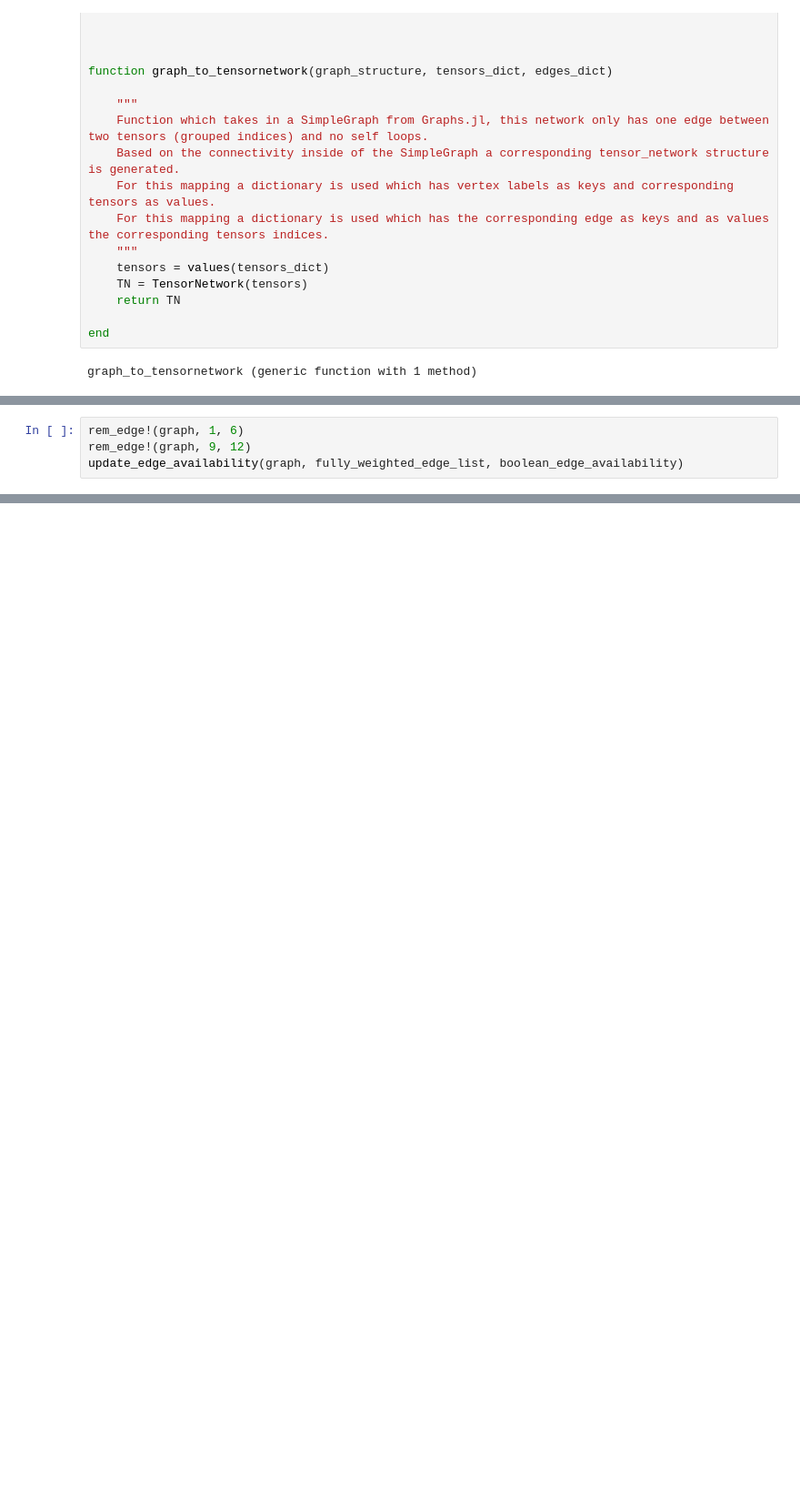
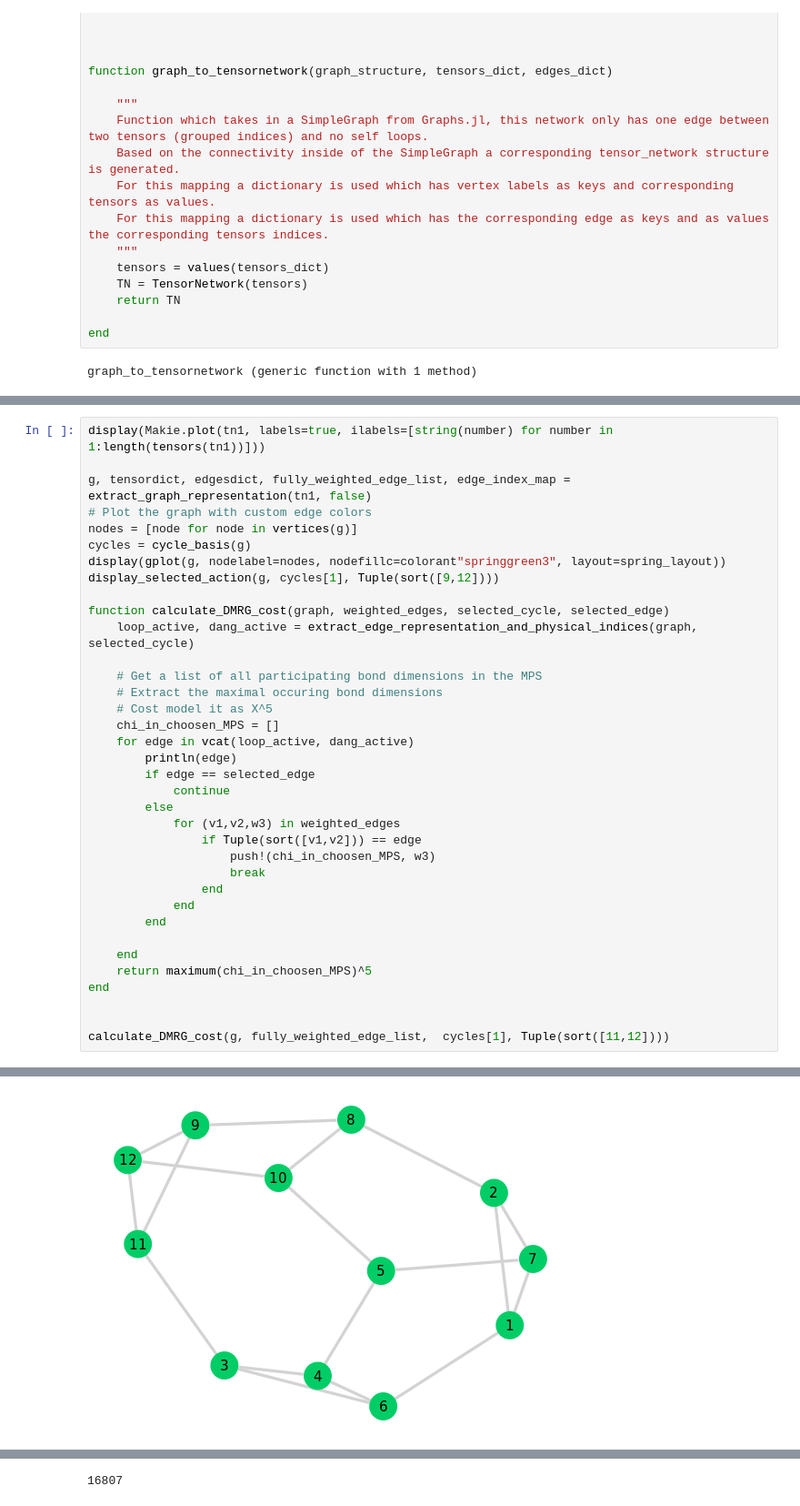
Before and after one commit to bartdv123/MasterThesis-TensorNetworks, a Jupyter notebook: Notebooks with initial implementations/Tenet.jl and Graphs.jl Interface.ipynb, the cells around one changed output, grey strips where cells are left out. Shown at 91% size. Saved outputs shown, nothing was run; the diff lists cells and outputs as text; blank space fills up the shorter version.

Commit message:
Cleaning up julia_functions.jl and adding DMRG cost function and action visualisation methods.

```diff
--- a/Notebooks with initial implementations/Tenet.jl and Graphs.jl Interface.ipynb
+++ b/Notebooks with initial implementations/Tenet.jl and Graphs.jl Interface.ipynb
@@ -288,7 +288,3 @@ edge->index mapping
 Dict{Any, Any}((4, 5) => [Symbol("18")], (1, 2) => [Symbol("1")], (4, 6) => [Symbol("14")], (11, 12) => [Symbol("11")], (9, 12) => [Symbol("9")], (8, 9) => [Symbol("6")], (3, 4) => [Symbol("13")], (2, ...
 Bool[1, 1, 1, 1, 1, 1, 1, 1, 1, 1, 1, 1, 1, 1, 1, 1, 1, 1]
 Bool[1, 1, 1, 1, 1, 1, 1, 1, 1, 1, 1, 1, 1, 1, 1, 1, 1, 1]
-# %%
-rem_edge!(graph, 1, 6)
-rem_edge!(graph, 9, 12)
-update_edge_availability(graph, fully_weighted_edge_list, boolean_edge_availability)
@@ -314,0 +406,37 @@ update_edge_availability(graph, fully_weighted_edge_list, boolean_edge_availabil
+# %%
+display(Makie.plot(tn1, labels=true, ilabels=[string(number) for number in 1:length(tensors(tn1))]))
+
+g, tensordict, edgesdict, fully_weighted_edge_list, edge_index_map = extract_graph_representation(tn1, false)
+# Plot the graph with custom edge colors
+nodes = [node for node in vertices(g)]
+cycles = cycle_basis(g)
+display(gplot(g, nodelabel=nodes, nodefillc=colorant"springgreen3", layout=spring_layout))
+display_selected_action(g, cycles[1], Tuple(sort([9,12])))
+
+function calculate_DMRG_cost(graph, weighted_edges, selected_cycle, selected_edge)
+    loop_active, dang_active = extract_edge_representation_and_physical_indices(graph, selected_cycle)
+
+    # Get a list of all participating bond dimensions in the MPS
+    # Extract the maximal occuring bond dimensions
+    # Cost model it as Χ^5
+    chi_in_choosen_MPS = []
+    for edge in vcat(loop_active, dang_active)
+        println(edge)
+        if edge == selected_edge
+            continue
+        else
+            for (v1,v2,w3) in weighted_edges
+                if Tuple(sort([v1,v2])) == edge
+                    push!(chi_in_choosen_MPS, w3)
+                    break
+                end
+            end
+        end
+
+    end
+    return maximum(chi_in_choosen_MPS)^5
+end
+
+
+calculate_DMRG_cost(g, fully_weighted_edge_list,  cycles[1], Tuple(sort([11,12])))
+# %% [output]
@@ -314,0 +444 @@ update_edge_availability(graph, fully_weighted_edge_list, boolean_edge_availabil
+[figure, added]
@@ -314,0 +452 @@ update_edge_availability(graph, fully_weighted_edge_list, boolean_edge_availabil
+16807
```
Also changed, not shown: parts of 5 cells of this notebook, 28 other files.
